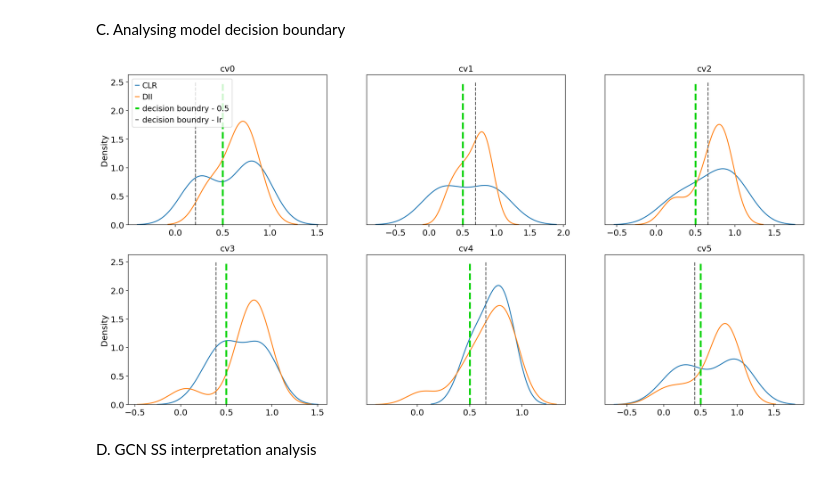
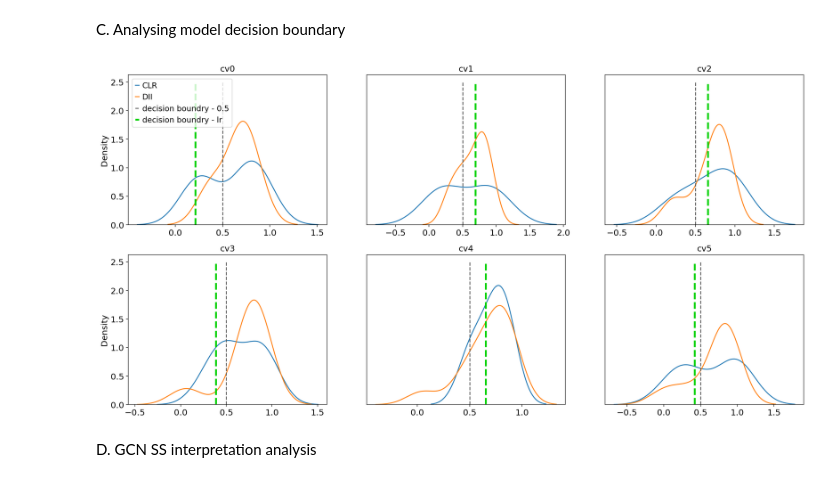
Before and after one commit to theislab/tissue_reproducibility, a Jupyter notebook: notebooks/grid_searches/CODEX/CODEX_cell-types_binary_notebook.ipynb, the cells around one changed output. Saved outputs shown, nothing was run; the diff lists cells and outputs as text; code cells hidden in the pictures.

```diff
--- a/notebooks/grid_searches/CODEX/CODEX_cell-types_binary_notebook.ipynb
+++ b/notebooks/grid_searches/CODEX/CODEX_cell-types_binary_notebook.ipynb
@@ -353,37 +353,37 @@ for j, cv_id in enumerate(list(container_gcnss.info.keys())[:-1]):
     data1 = y_hat[0][y_obs[0]==1]
     data2 = y_hat[0][y_obs[0]==0]
 
 
     X = np.array(list(y_hat[0])).reshape(-1, 1)
     X = np.array([])
     for i in range(y_hat.shape[1]):
         if i == 0:
             X = np.array([y_hat[0][i], y_hat[1][i]])
         else:
             X  = np.vstack([X, [y_hat[0][i], y_hat[1][i]]])
     y = list(y_obs[1])
 
     clf = LogisticRegression(random_state=0).fit(X, y)
     d = h([clf.intercept_, clf.coef_[0][0]], [1, X]).mean()
 
 
-    plt.plot([0.5,0.5], [0,2.5], '--', label='decision boundry - 0.5', color='#00D100', linewidth=3.0)
-    plt.plot([d, d], [0,2.5], '--', label='decision boundry - lr', color='#595959')
+    plt.plot([0.5,0.5], [0,2.5], '--', label='decision boundry - 0.5', color='#595959')
+    plt.plot([d, d], [0,2.5], '--', label='decision boundry - lr', color='#00D100', linewidth=3.0)
 
 
     if j == 0:
         plt.legend()
     if j % 3 != 0:
         plt.ylabel('')
         plt.yticks([])
 
 
     plt.title(cv_id)
     plt.grid(False)
-# plt.savefig(dir_figures+f"gcnss_analysis_training_decision_boundary_{feature_space}_suppfig9d")
+plt.savefig(dir_figures+f"gcnss_analysis_training_decision_boundary_{feature_space}_suppfig9d")
 plt.show()
 # %% [output]
-[figure, old version]
+[figure, new version]
 # %% [markdown]
 D. GCN SS interpretation analysis
 # %%
```
